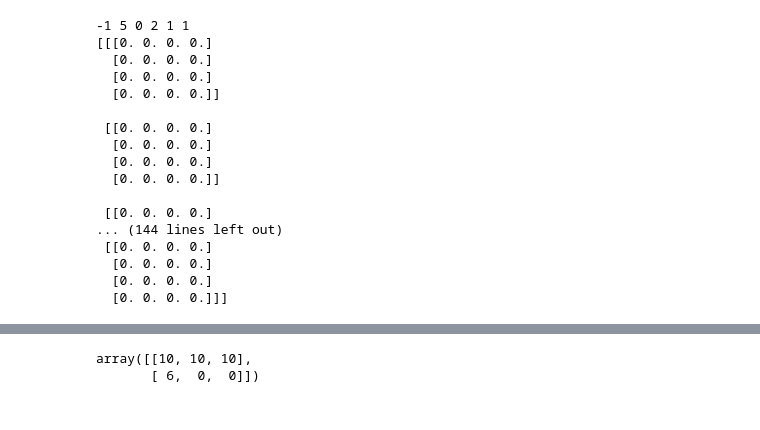
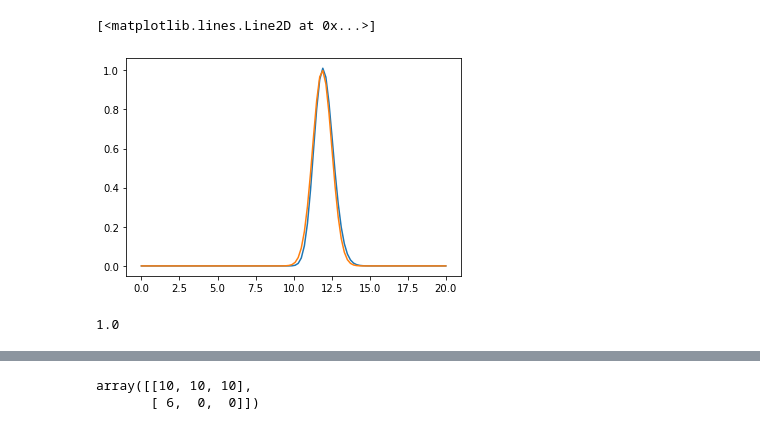
Before and after one commit to SheffieldML/advectionGP, a Jupyter notebook: jupyter/Demo.ipynb, the cells around one changed output, grey strips where cells are left out. Drawn from its saved outputs; the diff is of its cells as text; code cells hidden in the pictures.

```diff
--- a/jupyter/Demo.ipynb
+++ b/jupyter/Demo.ipynb
@@ -13,21 +1,38 @@ m = Model(resolution=[4,4,4],boundary=boundary,N_feat=15,noise_std=5.0,kernel=k,
-# %%
-for h in sensors.getHs(m):
-    print(h)
-# %% [output]
--1 5 0 2 1 1
-[[[0. 0. 0. 0.]
-  [0. 0. 0. 0.]
-  [0. 0. 0. 0.]
-  [0. 0. 0. 0.]]
-
- [[0. 0. 0. 0.]
-  [0. 0. 0. 0.]
-  [0. 0. 0. 0.]
-  [0. 0. 0. 0.]]
-
- [[0. 0. 0. 0.]
-... (144 lines left out)
- [[0. 0. 0. 0.]
-  [0. 0. 0. 0.]
-  [0. 0. 0. 0.]
-  [0. 0. 0. 0.]]]
+# %%
+from advectionGP import Model, FixedSensorModel, EQ
+import numpy as np
+
+X = np.array([[0,10,3,5]])
+y = np.array([12])
+
+boundary = ([0,0,0],[20,20,20])
+k = EQ(1.0, 2.0)
+sensors = FixedSensorModel(X,2)
+m = Model(resolution=[100,100,100],boundary=boundary,N_feat=15,noiseSD=5.0,kernel=k,sensormodel=sensors,u=0.09,k_0=0.01)
+
+dt,dx,dy,dx2,dy2,Nt,Nx,Ny = m.getGridStepSize()
+source = np.zeros(m.resolution)
+source[0,int(Nx/2),int(Ny/2)] = 1.0
+import matplotlib.pyplot as plt
+%matplotlib inline
+estimated_concentration = m.computeConcentration(source)
+
+x = np.linspace(boundary[0][0],boundary[1][0],Nx)
+t = ((Nt-1)/m.resolution[0])*m.boundary[1][0]
+new_centre = (m.boundary[1][1]+dx)/2+m.u*t
+c = np.exp(-(x-new_centre)**2/(4*m.k_0*t))
+
+conc_snapshot = estimated_concentration[Nt-1,int(Nx/2),:].copy()
+conc_snapshot/=np.sum(conc_snapshot)
+conc_snapshot*=np.sum(c)
+plt.plot(x,conc_snapshot)
+plt.plot(x,c)
+
+#plt.xlim([10.5,12.5])
+# %% [output]
+[<matplotlib.lines.Line2D at 0x...>]
+[figure, added]
+# %%
+np.sum(estimated_concentration[2,:,:])/dt
+# %% [output]
+1.0
```
Also changed, not shown: parts of 9 cells of this notebook, 2 other files.
